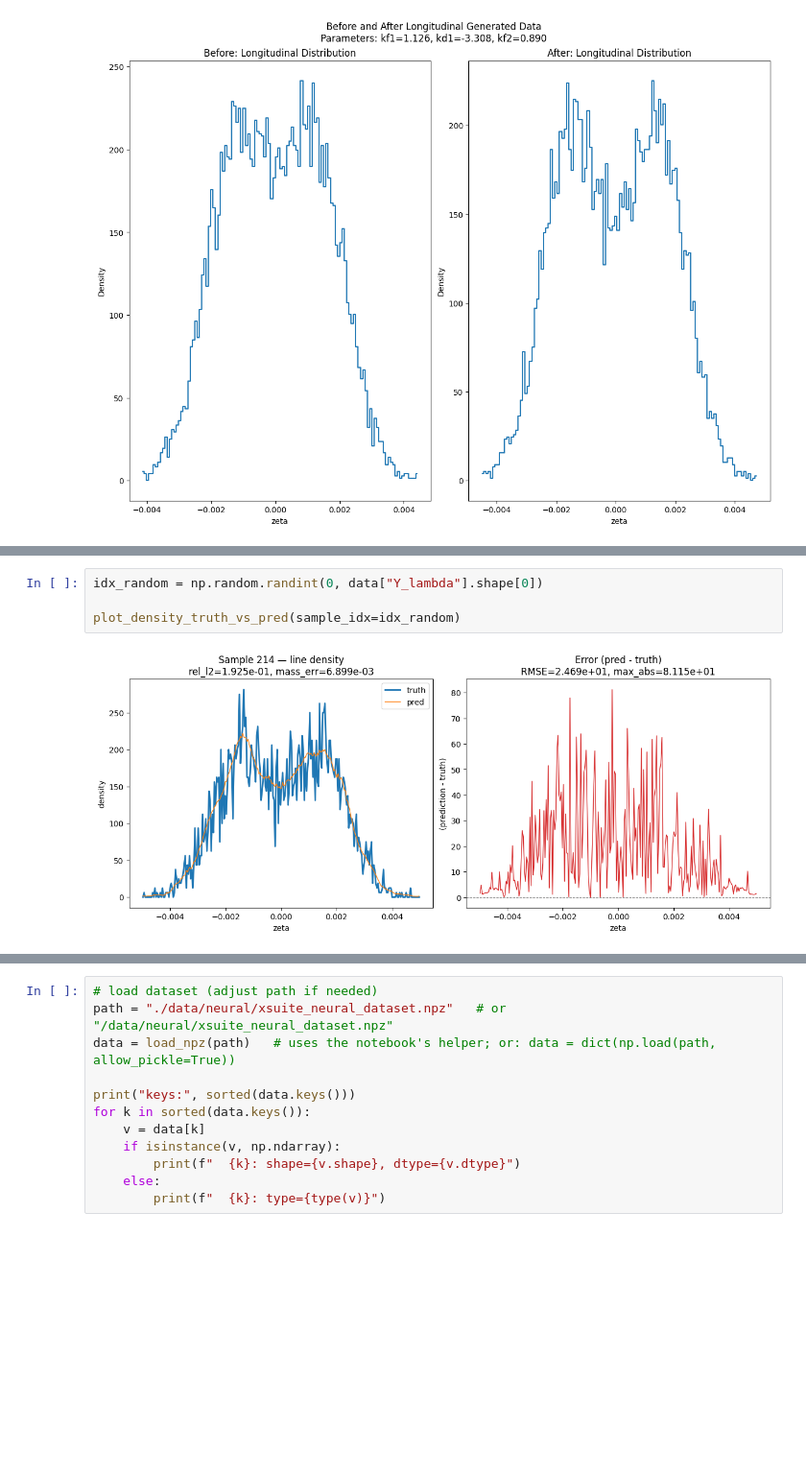
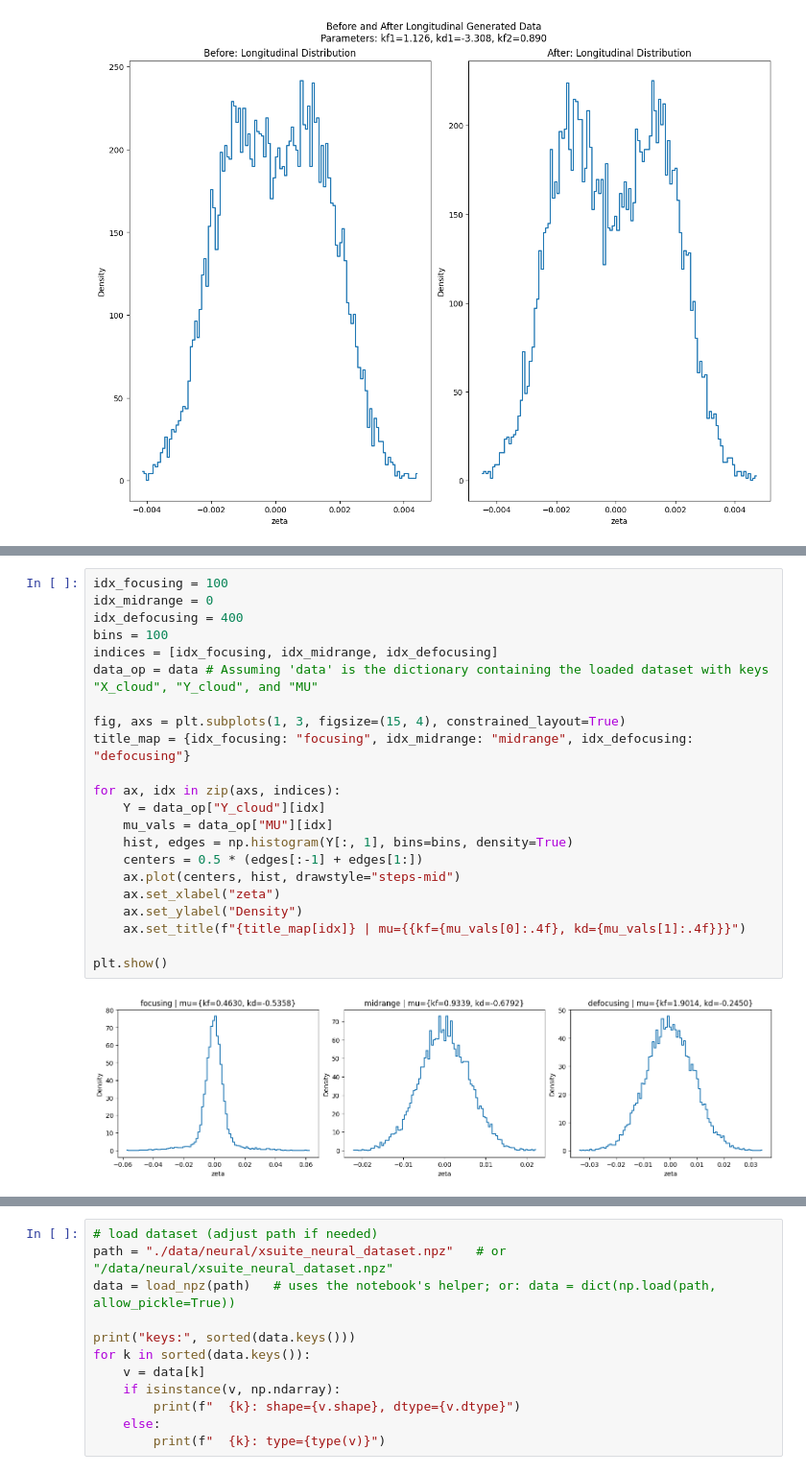
Before and after one commit to SantiagoM1227/ML4CollEffects, a Jupyter notebook: notebooks/40_Neural_Operators/Neural_Operators_FNO.ipynb, the cells around one changed output, grey strips where cells are left out. Shown at 96% size. Saved outputs shown, nothing was run; the diff lists cells and outputs as text; blank space fills up the shorter version.

Commit message:
data generation with pycolleff

```diff
--- a/notebooks/40_Neural_Operators/Neural_Operators_FNO.ipynb
+++ b/notebooks/40_Neural_Operators/Neural_Operators_FNO.ipynb
@@ -1025,6 +617,24 @@ def plot_density_truth_vs_pred(sample_idx: int = 0, figsize: tuple = (12, 5)):
-# %%
-idx_random = np.random.randint(0, data["Y_lambda"].shape[0])
-
-plot_density_truth_vs_pred(sample_idx=idx_random)
-# %% [output]
-[figure, removed]
+# %%
+idx_focusing = 100
+idx_midrange = 0
+idx_defocusing = 400
+bins = 100
+indices = [idx_focusing, idx_midrange, idx_defocusing]
+data_op = data # Assuming 'data' is the dictionary containing the loaded dataset with keys "X_cloud", "Y_cloud", and "MU"
+
+fig, axs = plt.subplots(1, 3, figsize=(15, 4), constrained_layout=True)
+title_map = {idx_focusing: "focusing", idx_midrange: "midrange", idx_defocusing: "defocusing"}
+
+for ax, idx in zip(axs, indices):
+    Y = data_op["Y_cloud"][idx]
+    mu_vals = data_op["MU"][idx]
+    hist, edges = np.histogram(Y[:, 1], bins=bins, density=True)
+    centers = 0.5 * (edges[:-1] + edges[1:])
+    ax.plot(centers, hist, drawstyle="steps-mid")
+    ax.set_xlabel("zeta")
+    ax.set_ylabel("Density")
+    ax.set_title(f"{title_map[idx]} | mu={{kf={mu_vals[0]:.4f}, kd={mu_vals[1]:.4f}}}")
+
+plt.show()
+# %% [output]
+[figure, added]
```
Also changed, not shown: parts of 15 cells of this notebook, 12 other files.
